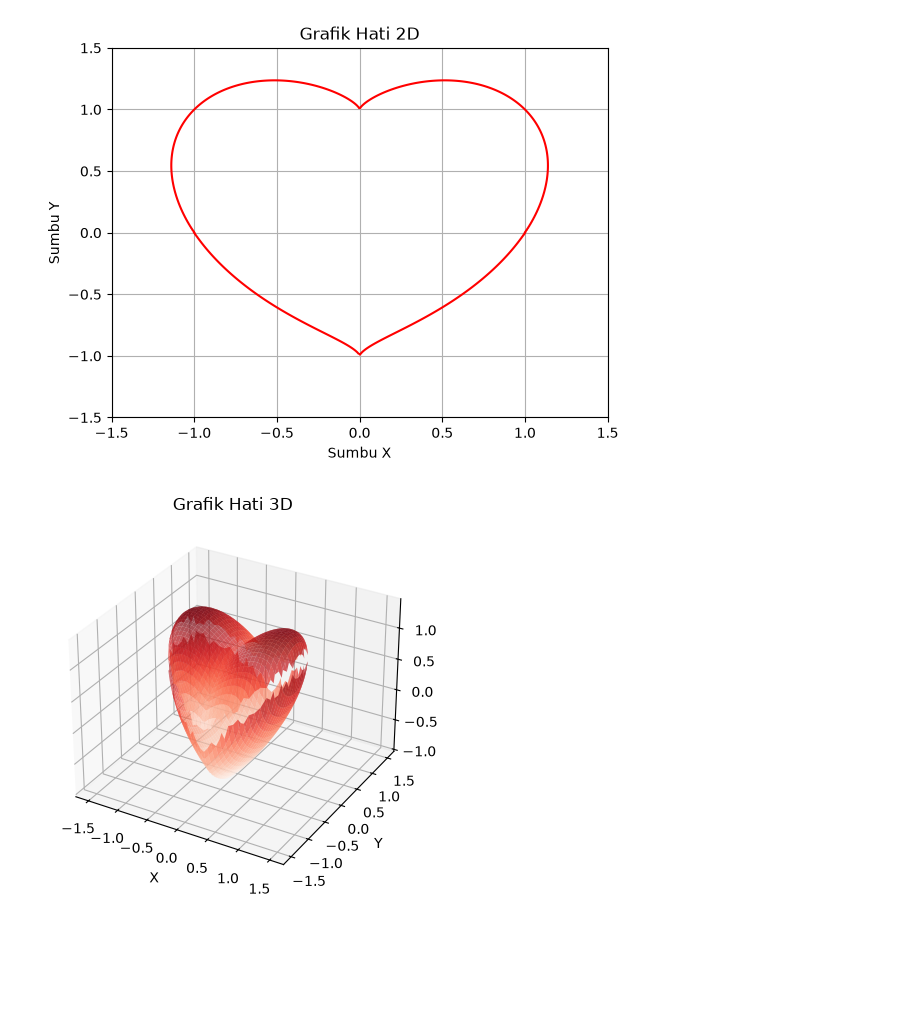
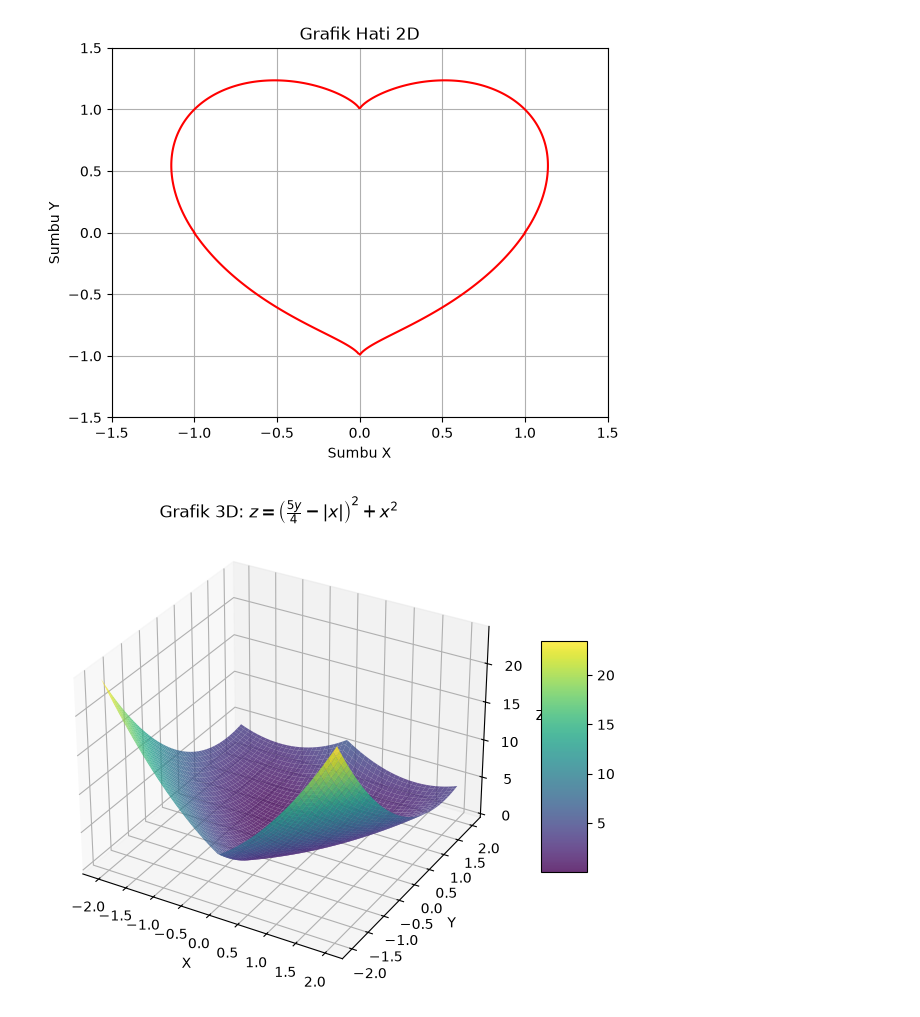
Before and after one commit to GracelitaHutauruk/CERTAN, a Jupyter notebook: 42324012_Gracelita.ipynb, the cells around one changed output. Saved outputs shown, nothing was run; the diff lists cells and outputs as text; code cells hidden in the pictures; blank space fills up the shorter version.

```diff
--- a/42324012_Gracelita.ipynb
+++ b/42324012_Gracelita.ipynb
@@ -642,34 +642,29 @@ plt.show()
 # %% [output]
 [figure]
 # %%
+import matplotlib.pyplot as plt
 import numpy as np
-import matplotlib.pyplot as plt
-from mpl_toolkits import mplot3d
 
-fig = plt.figure()
+fig = plt.figure(figsize=(8, 6))
 ax = plt.axes(projection='3d')
 
-# Membuat koordinat 3D
-x = np.linspace(-1.5, 1.5, 100)
-y = np.linspace(-1.5, 1.5, 100)
+# Grid koordinat X dan Y
+x = np.linspace(-2, 2, 200)
+y = np.linspace(-2, 2, 200)
 X, Y = np.meshgrid(x, y)
 
-# Bagian atas dan bawah dari rumus hati 3 dimensi (z berdasarkan rumus)
-# Formula dasar: (z - |x|)^2 + x^2 + y^2 = 1 => z = |x| +- sqrt(1 - x^2 - y^2)
-dalam_akar = 1 - X**2 - Y**2
-dalam_akar[dalam_akar < 0] = np.nan # Menghilangkan angka yang di luar balon hati
+# Persamaan z sesuai soal nomor 3: z = (5y/4 - |x|)^2 + x^2
+Z = ((5 * Y / 4) - np.abs(X)) ** 2 + X**2
 
-Z_atas = np.abs(X) + np.sqrt(dalam_akar)
-Z_bawah = np.abs(X) - np.sqrt(dalam_akar)
+# Plot permukaan 3D
+surf = ax.plot_surface(X, Y, Z, cmap='viridis', edgecolor='none', alpha=0.8)
 
-# Menggambar permukaan atas dan bawah hati dalam bentuk 3D
-ax.plot_surface(X, Y, Z_atas, cmap='Reds', edgecolor='none', alpha=0.7)
-ax.plot_surface(X, Y, Z_bawah, cmap='Reds', edgecolor='none', alpha=0.7)
-
-ax.set_title("Grafik Hati 3D")
+ax.set_title(r'Grafik 3D: $z = \left(\frac{5y}{4} - |x|\right)^2 + x^2$')
 ax.set_xlabel('X')
 ax.set_ylabel('Y')
 ax.set_zlabel('Z')
+
+fig.colorbar(surf, shrink=0.5, aspect=5)
 plt.show()
 # %% [output]
-[figure, old version]
+[figure, new version]
```
